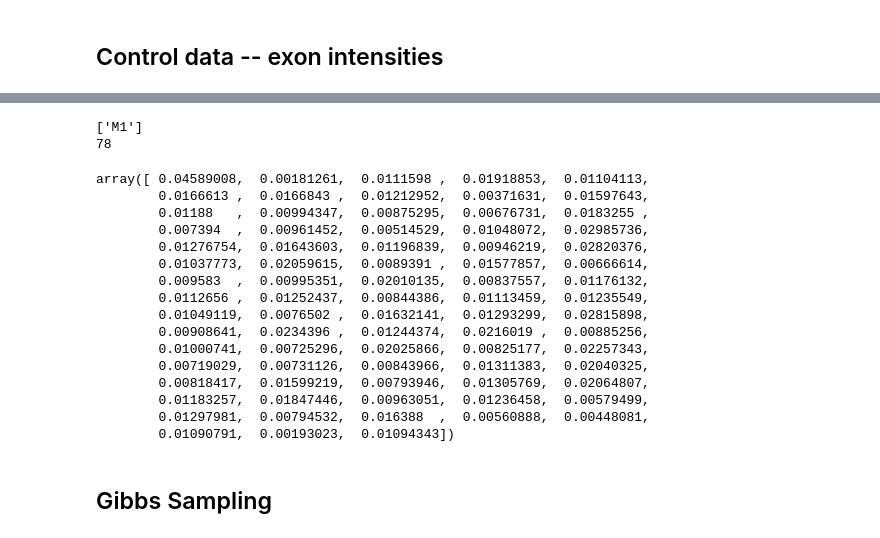
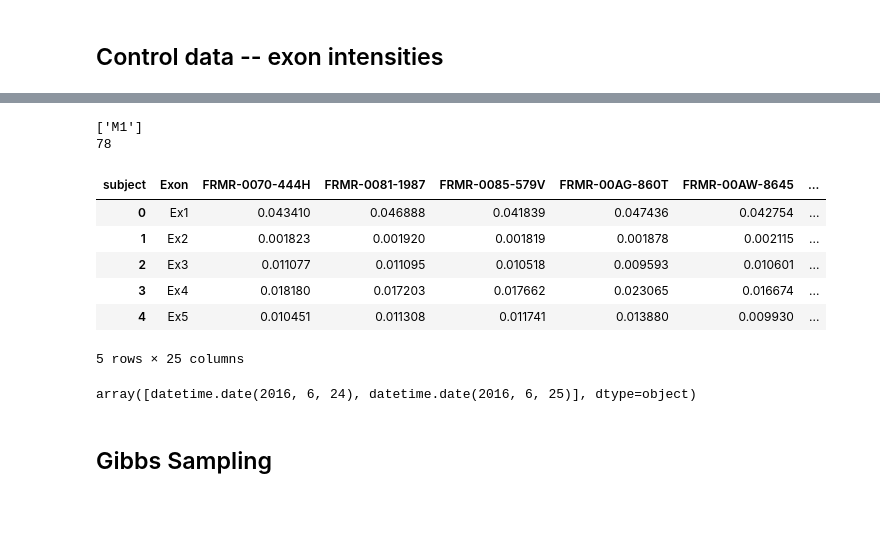
Before and after one commit to vkozareva/geneCNV, a Jupyter notebook: notebooks/Gibbs_sampling_CNV_detection.ipynb, the cells around one changed output, grey strips where cells are left out. Cells and saved outputs as stored; diff of their text form; code cells hidden in the pictures; blank space fills up the shorter version.

```diff
--- a/notebooks/Gibbs_sampling_CNV_detection.ipynb
+++ b/notebooks/Gibbs_sampling_CNV_detection.ipynb
@@ -100,31 +101,29 @@ def reshape_df(df, include_stats=False, subject_droplist=None, df_counts_wanted=
 # %%
 # use RMA samples for initial intensity vector -- note that all RMA individuals used the M1 mixin panel
 # this is only the females in RMA
 print coverage_df_RMA.sequencer.unique()
 RMA_norm = reshape_df(coverage_df_RMA, include_stats=True)
 RMA_norm.head()
 X_probs = np.array(RMA_norm.Mean)
 print len(X_probs)
 X_probs
+RMA_norm.head()
 # %% [output]
 ['M1']
 78
+| subject | Exon | FRMR-0070-444H | FRMR-0081-1987 | FRMR-0085-579V | FRMR-00AG-860T | FRMR-00AW-8645 | ... |
+| 0 | Ex1 | 0.043410 | 0.046888 | 0.041839 | 0.047436 | 0.042754 | ... |
+| 1 | Ex2 | 0.001823 | 0.001920 | 0.001819 | 0.001878 | 0.002115 | ... |
+| 2 | Ex3 | 0.011077 | 0.011095 | 0.010518 | 0.009593 | 0.010601 | ... |
+| 3 | Ex4 | 0.018180 | 0.017203 | 0.017662 | 0.023065 | 0.016674 | ... |
+| 4 | Ex5 | 0.010451 | 0.011308 | 0.011741 | 0.013880 | 0.009930 | ... |
-array([ 0.04589008,  0.00181261,  0.0111598 ,  0.01918853,  0.01104113,
-        0.0166613 ,  0.0166843 ,  0.01212952,  0.00371631,  0.01597643,
-        0.01188   ,  0.00994347,  0.00875295,  0.00676731,  0.0183255 ,
-        0.007394  ,  0.00961452,  0.00514529,  0.01048072,  0.02985736,
-        0.01276754,  0.01643603,  0.01196839,  0.00946219,  0.02820376,
-        0.01037773,  0.02059615,  0.0089391 ,  0.01577857,  0.00666614,
-        0.009583  ,  0.00995351,  0.02010135,  0.00837557,  0.01176132,
-        0.0112656 ,  0.01252437,  0.00844386,  0.01113459,  0.01235549,
-        0.01049119,  0.0076502 ,  0.01632141,  0.01293299,  0.02815898,
-        0.00908641,  0.0234396 ,  0.01244374,  0.0216019 ,  0.00885256,
-        0.01000741,  0.00725296,  0.02025866,  0.00825177,  0.02257343,
-        0.00719029,  0.00731126,  0.00843966,  0.01311383,  0.02040325,
-        0.00818417,  0.01599219,  0.00793946,  0.01305769,  0.02064807,
-        0.01183257,  0.01847446,  0.00963051,  0.01236458,  0.00579499,
-        0.01297981,  0.00794532,  0.016388  ,  0.00560888,  0.00448081,
-        0.01090791,  0.00193023,  0.01094343])
+5 rows × 25 columns
+# %%
+# checking dates of RMA samples -- all RMA samples seem to have been run within a day of each other in June 2016
+# in fact, this is just the last time the bams were modified, the samples were run earlier in the year, see below
+coverage_df_RMA.date.unique()
+# %% [output]
+array([datetime.date(2016, 6, 24), datetime.date(2016, 6, 25)], dtype=object)
 # %% [markdown]
 ## Gibbs Sampling
 # %% [markdown]
```
Also changed, not shown: parts of 23 cells of this notebook.
